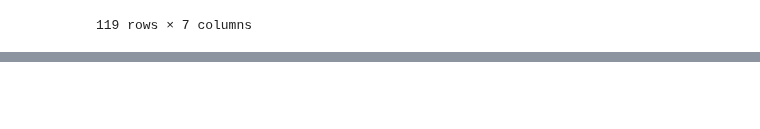
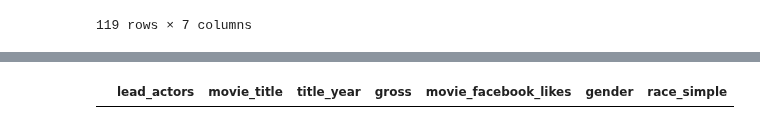
Before and after one commit to Data-Science-HTW/diversity-in-movies, a Jupyter notebook: Diversity in Movies.ipynb, the cells around one changed output, grey strips where cells are left out. Saved outputs shown, nothing was run; the diff lists cells and outputs as text; code cells hidden in the pictures; blank space fills up the shorter version.

```diff
--- a/Diversity in Movies.ipynb
+++ b/Diversity in Movies.ipynb
@@ -113,3 +154,21 @@ movies_dataframe_noDuplicates
+# %%
+#Clean Up Part 5: adding missing Facebook likes to the data
+missing_fb_likes = {'The Boss': 339554, 'Larry Crowne': 76200, 'Arthur Christmas': 621630, 'Another Year':3674,
+                   'Criminal': 89404, 'By the Sea': 58198, 'Happy Feet 2': 9231151, 'The Big Wedding': 111836,
+                   'Green Zone': 224559, 'Margaret': 109, 'Ben-Hur': 244880, 'Dolphin Tale': 470678,
+                   'Dolphin Tale 2': 470678, 'The Smurfs 2': 13427249, 'Hope Springs': 194834, 'Florence Foster Jenkins': 43804,
+                   'Young Adult': 64561, "Meek's Cutoff": 1272, 'Good Kill': 5903, 'Dinner for Schmucks': 15185,
+                   'Freeheld': 52135, 'All Good Things': 45773, 'Rudderless': 28181, 'Cedar Rapids': 5485,
+                   "Sarah's Key": 100, 'Mr. Turner': 7058, 'One Direction: This Is Us': 102132, 'That Awkward Moment': 1180067,
+                   'The Last Exorcism': 1131959, 'The To Do List': 30926, 'Obvious Child': 51815}
+for idx, row in movies_dataframe_noDuplicates.query('movie_facebook_likes == 0').iterrows():
+    movies_dataframe_noDuplicates.at[idx, 'movie_facebook_likes'] = missing_fb_likes[row['movie_title'].strip()]
+    #https://stackoverflow.com/questions/10993612/python-removing-xa0-from-string
+# %%
+#Clean Up Part 4: check one more time if the 0 values are no longer in the data
+movies_dataframe_noDuplicates.query('movie_facebook_likes == 0')
+# %% [output]
+|  | lead_actors | movie_title | title_year | gross | movie_facebook_likes | gender | race_simple |
 # %%
 # VISUALIZATION
 # Part 1: Categorization and data preparation
```
Also changed, not shown: parts of 10 cells of this notebook.
